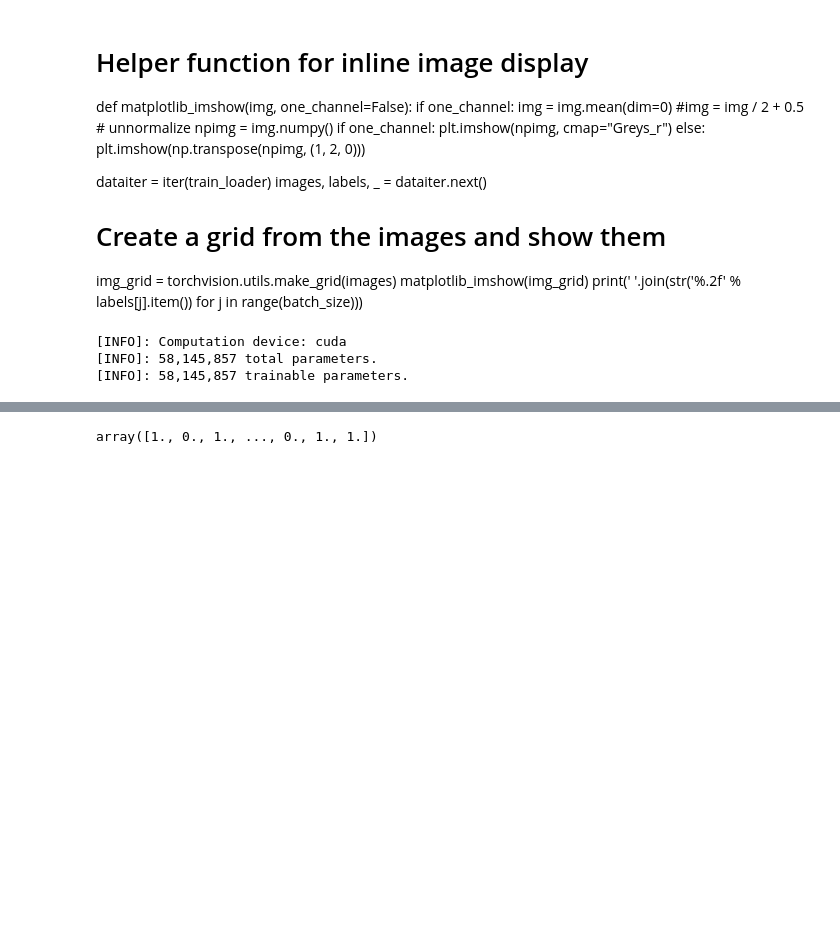
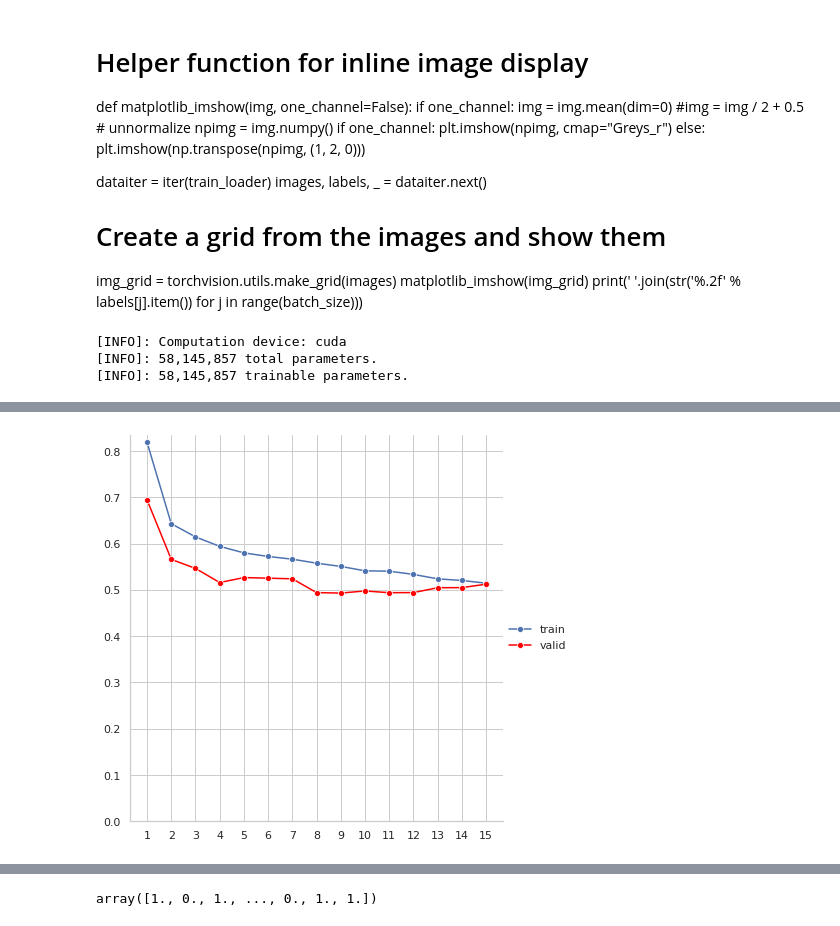
Before and after one commit to ddav118/DSC180A, a Jupyter notebook: Week5_all data.ipynb, the cells around one changed output, grey strips where cells are left out. Cells and saved outputs as stored; diff of their text form; code cells hidden in the pictures; blank space fills up the shorter version.

```diff
--- a/Week5_all data.ipynb
+++ b/Week5_all data.ipynb
@@ -420,0 +440,11 @@ print(test_loss)
+# %%
+device = 'cuda' if torch.cuda.is_available() else 'cpu'
+print(device)
+model2 = 'VGG16'
+if model2 == 'VGG16':
+    model2 = VGG('VGG16').to(device)
+elif model2 == 'ResNet':
+    model2 = torch.hub.load('pytorch/vision:v0.10.0', 'resnet152', weights='DEFAULT')
+    model2.fc = nn.Linear(in_features=2048, out_features=1, bias=True)
+    model2.to(device)
+model2
@@ -421,2 +683,15 @@ print(test_loss)
+# %%
+epochs = np.arange(1,EPOCHS+1)
+df = pd.DataFrame(data={'train loss': tlosses2,'valid loss':vlosses2})
+sns.set(style='whitegrid')
+g = sns.FacetGrid(df, height = 6)
+g = g.map(sns.lineplot, x=epochs,y=tlosses2,marker='o', label='train')
+g = g.map(sns.lineplot, x=epochs,y=vlosses2,color='red',marker='o', label='valid')
+g.set(ylim=(0, None))
+g.add_legend()
+plt.xticks(epochs)
+plt.show()
+# %% [output]
+[figure, added]
 # %%
 epochs = np.arange(1,EPOCHS+1)
```
Also changed, not shown: parts of 28 cells of this notebook, 2 other files.
